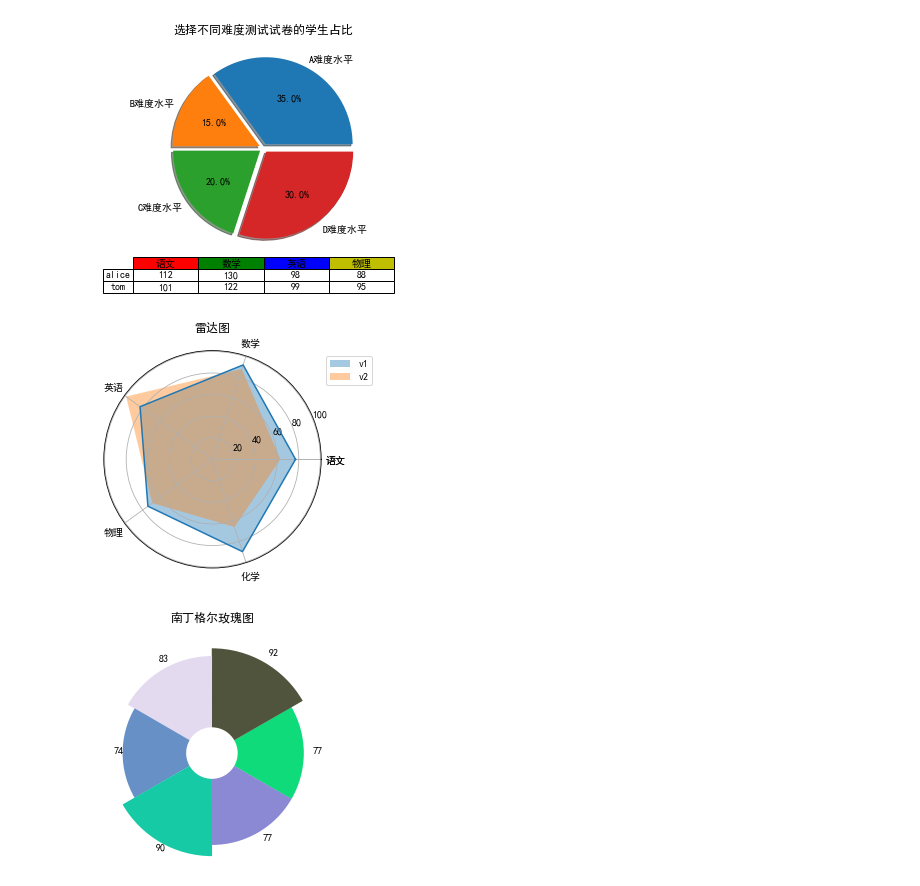
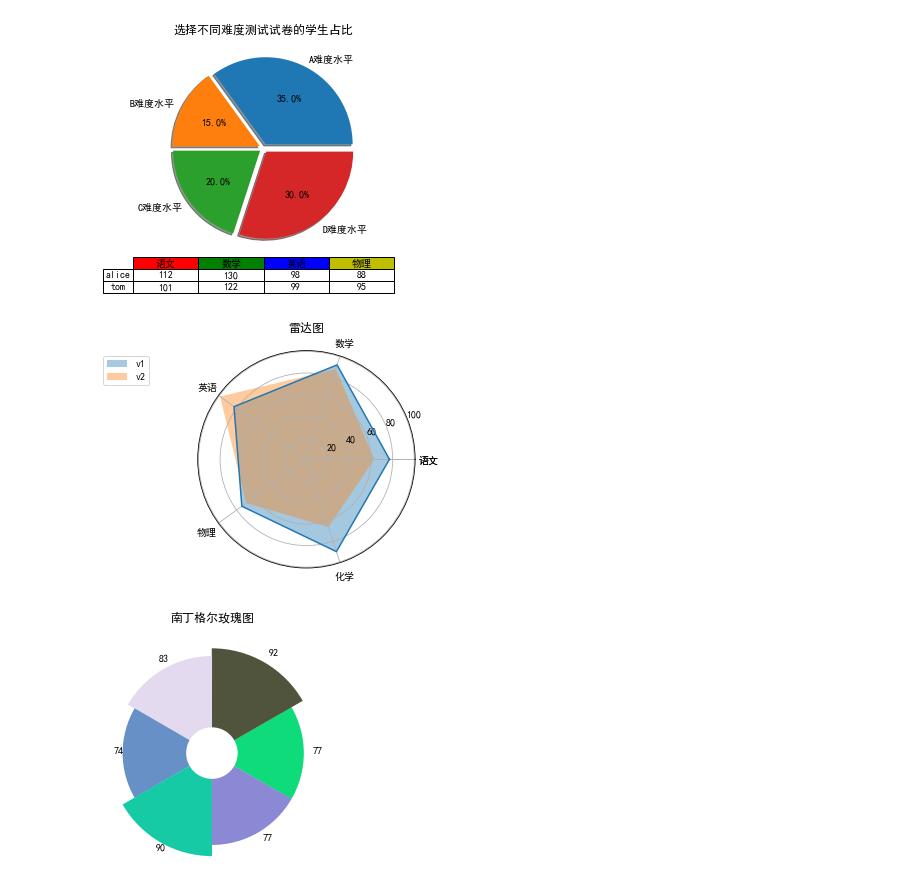
Before and after one commit to yangyezhuang/Matplotlib, a Jupyter notebook: jupyter/实用图集.ipynb, the cells around one changed output. Drawn from its saved outputs; the diff is of its cells as text; code cells hidden in the pictures.

```diff
--- a/jupyter/实用图集.ipynb
+++ b/jupyter/实用图集.ipynb
@@ -205,24 +204,24 @@ if __name__ == '__main__':
 # %%
 subject = ['语文', '数学', '英语', '物理', '化学']
 v1 = [77, 92, 83, 74, 90]
 v2 = [63, 88, 99, 69, 66]
 
 theta = np.linspace(0, 2 * np.pi, len(subject), endpoint=False)
 theta = np.concatenate((theta, [theta[0]]))
 subject = np.concatenate((subject, [subject[0]]))
 v1 = np.concatenate((v1, [v1[0]]))
 v2 = np.concatenate((v2, [v2[0]]))
 
 plt.polar(theta, v1)
 plt.fill(theta, v1, alpha=0.4, label='v1')
 plt.polar(theta, v2)
 plt.fill(theta, v2, alpha=0.4, label='v2')
 plt.thetagrids(theta * 180 / np.pi, subject)
-plt.legend(bbox_to_anchor=(1, 0, 0, 1))
+plt.legend(bbox_to_anchor=(-0.7, 0, 0.5, 1))
 plt.title('雷达图')
 plt.show()
 # %% [output]
-[figure, old version]
+[figure, new version]
 # %%
 theta = np.linspace(0, 2 * np.pi, len(v1), endpoint=False)
 
```
Also changed, not shown: parts of 16 cells of this notebook, 24 other files.
